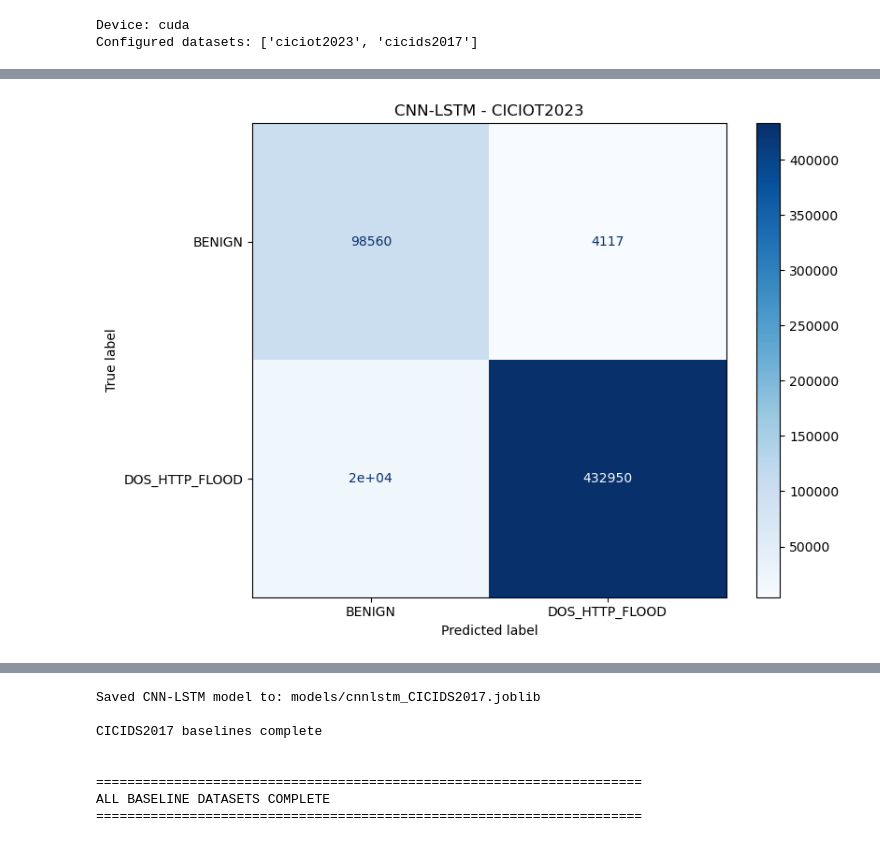
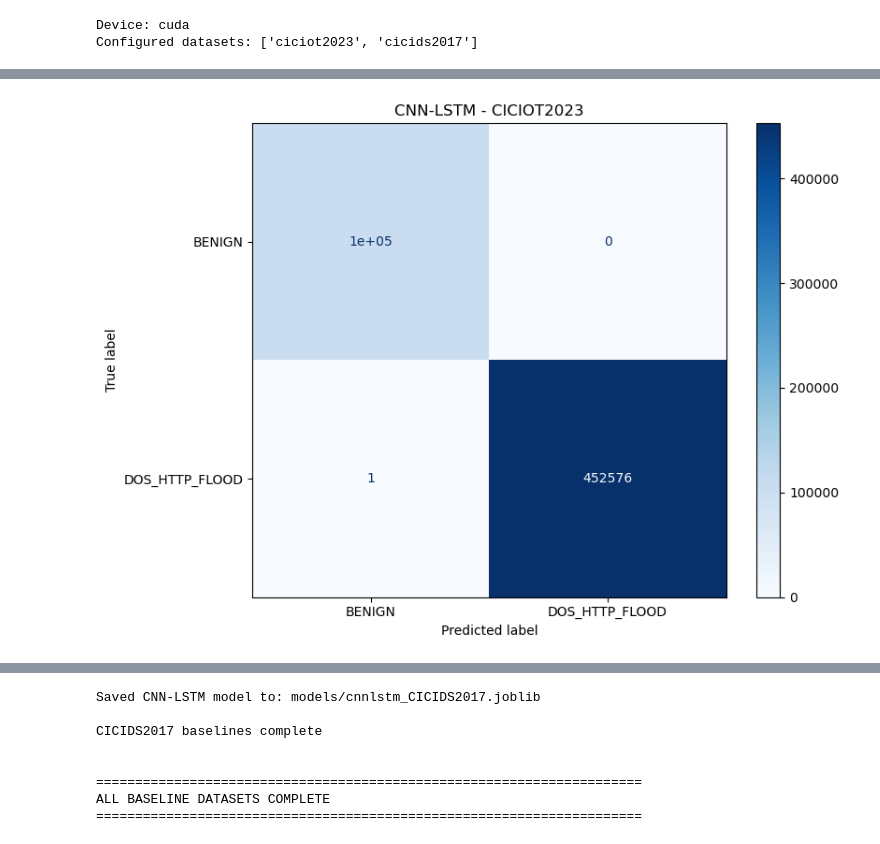
Before and after one commit to ramuld12/Property-based-Neural-Network-Verification, a Jupyter notebook: baseline/baseline.ipynb, the cells around one changed output, grey strips where cells are left out. Cells and saved outputs as stored; diff of their text form; code cells hidden in the pictures.

```diff
--- a/baseline/baseline.ipynb
+++ b/baseline/baseline.ipynb
@@ -149,15 +166,37 @@ for dataset_name, dataset_config in DATASETS.items():
     print(f"Training baselines for: {dataset_name_upper}")
     print(f"{'='*70}")
 
-    # Load and preprocess dataset (preprocess_data handles loading)
-    cleaned_df = preprocess_data(str(dataset_path))
+    # Load and preprocess dataset
+    cleaned_df = load_and_preprocess_data(str(dataset_path))
     print(f"Loaded: {dataset_path}")
     print(f"Shape after preprocessing: {cleaned_df.shape}")
     print(cleaned_df["label"].value_counts())
 
+    df = cleaned_df.copy()
+
+    for col in [
+        "duration",
+        "orig_bytes",
+        "resp_bytes",
+        "missed_bytes",
+        "orig_pkts",
+        "orig_ip_bytes",
+        "resp_pkts",
+        "resp_ip_bytes",
+    ]:
+        if col in df.columns:
+            df[col] = pd.to_numeric(df[col], errors="coerce").fillna(0.0)
+
+    duration_safe = df["duration"].replace(0, 1e-6)
+
+    df["orig_pkt_rate"] = df["orig_pkts"] / duration_safe
+    df["orig_byte_rate"] = df["orig_bytes"] / duration_safe
+    df["pkt_asymmetry"] = df["orig_pkts"] / (df["resp_pkts"] + 1.0)
+    df["byte_asymmetry"] = df["orig_bytes"] / (df["resp_bytes"] + 1.0)
+
     # Filter to attack labels
     attack_labels = ["DOS_HTTP_FLOOD"]
-    cleaned_df = cleaned_df[cleaned_df["label"].isin(attack_labels + ["BENIGN"])]
+    cleaned_df = df[df["label"].isin(attack_labels + ["BENIGN"])]
     print(f"Attack labels found: {attack_labels}")
 
     # Train/test split
@@ -215,38 +254,6 @@ for dataset_name, dataset_config in DATASETS.items():
     print(f"Accuracy: {rf_accuracy:.4f}")
     print(classification_report(y_test.astype(str), rf_preds.astype(str), zero_division=0))
 
-    # Log RF results
-    rf_config = ExperimentConfig(
-        dataset_path=str(dataset_path),
-        num_features=len(X_train_balanced.columns),
-        features=list(X_train_balanced.columns),
-        num_samples=len(cleaned_df),
-        num_train_samples=len(X_train_balanced),
-        num_test_samples=len(X_test),
-        label_distribution=dict(y_test.value_counts()),
-        properties=[],
-        lambda_prop=0.0,
-        learning_rate=0.0,
-        batch_size=0,
-        num_epochs=0,
-        test_size=0.3,
-        description="Random Forest baseline model"
-    )
-
-    rf_logger = ExperimentLogger(rf_config)
-    rf_logger.log_evaluation(
-        accuracy=float(rf_accuracy),
-        precision=rf_class_report.get("weighted avg", {}).get("precision", 0),
-        recall=rf_class_report.get("weighted avg", {}).get("recall", 0),
-        f1=rf_class_report.get("weighted avg", {}).get("f1-score", 0),
-        confusion_matrix=rf_cm,
-        classification_report=rf_class_report,
-    )
-    rf_logger.save_experiment()
-    print(f"\nRF Experiment Summary:")
-    for key, value in rf_logger.get_summary().items():
-        print(f"  {key}: {value}")
-
     # Save RF model
     rf_out_path = f"models/random_forest_{dataset_name_upper}.joblib"
     joblib.dump({
@@ -254,7 +261,6 @@ for dataset_name, dataset_config in DATASETS.items():
         "feature_names": list(X_train_balanced.columns),
         "categorical_cols": list(categorical_cols),
         "encoder": encoder if len(categorical_cols) > 0 else None,
-        "experiment_folder": rf_logger.experiment_id,
     }, rf_out_path)
     print(f"Saved RF model to: {rf_out_path}")
 
@@ -264,7 +270,6 @@ for dataset_name, dataset_config in DATASETS.items():
     ConfusionMatrixDisplay(rf_cm, display_labels=rf_class_labels).plot(ax=ax_rf, cmap='Blues')
     ax_rf.set_title(f"Random Forest - {dataset_name_upper}")
     plt.tight_layout()
-    rf_logger.save_confusion_matrix_image(fig_rf)
     plt.show()
 
     # ===== CNN-LSTM TRAINING =====
@@ -353,44 +358,13 @@ for dataset_name, dataset_config in DATASETS.items():
     print(f"Accuracy: {cnn_accuracy:.4f}")
     print(classification_report(yy_labels.astype(str), pred_labels.astype(str), zero_division=0))
 
-    # Log CNN-LSTM results
-    cnn_config = ExperimentConfig(
-        dataset_path=str(dataset_path),
-        num_features=n_features,
-        features=FEATURES,
-        num_samples=len(cleaned_df),
-        num_train_samples=len(X_train_balanced),
-        num_test_samples=len(X_test),
-        label_distribution=dict(y_test.value_counts()),
-        properties=[],
-        lambda_prop=0.0,
-        learning_rate=1e-3,
-        batch_size=4096,
-        num_epochs=epochs,
-        test_size=0.3,
-        description="CNN-LSTM baseline model"
-    )
 
-    cnn_logger = ExperimentLogger(cnn_config)
-    cnn_logger.log_evaluation(
-        accuracy=float(cnn_accuracy),
-        precision=cnn_class_report.get("weighted avg", {}).get("precision", 0),
-        recall=cnn_class_report.get("weighted avg", {}).get("recall", 0),
-        f1=cnn_class_report.get("weighted avg", {}).get("f1-score", 0),
-        confusion_matrix=cnn_cm,
-        classification_report=cnn_class_report,
-    )
-    cnn_logger.save_experiment()
-    print(f"\nCNN-LSTM Experiment Summary:")
-    for key, value in cnn_logger.get_summary().items():
-        print(f"  {key}: {value}")
 
     # Save CNN-LSTM confusion matrix
     fig_cnn, ax_cnn = plt.subplots(figsize=(8, 6))
     ConfusionMatrixDisplay(cnn_cm, display_labels=le.classes_).plot(ax=ax_cnn, cmap='Blues')
     ax_cnn.set_title(f"CNN-LSTM - {dataset_name_upper}")
     plt.tight_layout()
-    cnn_logger.save_confusion_matrix_image(fig_cnn)
     plt.show()
 
     # Save CNN-LSTM model
@@ -402,7 +376,6 @@ for dataset_name, dataset_config in DATASETS.items():
         "scaler": scaler,
         "feature_names": list(X_train_balanced.columns),
         "categorical_cols": list(categorical_cols),
-        "experiment_folder": cnn_logger.experiment_id,
     }, cnn_out_path)
     print(f"Saved CNN-LSTM model to: {cnn_out_path}")
 
@@ -450,4 +423,4 @@ Confusion matrix saved to: experiments\20260406_120348_0props\confusion_matrix.p
-[figure, old version]
+[figure, new version]
 Saved CNN-LSTM model to: models/cnnlstm_CICIOT2023.joblib
 
 CICIOT2023 baselines complete
```
Also changed, not shown: parts of 3 cells of this notebook, 9 other files.
